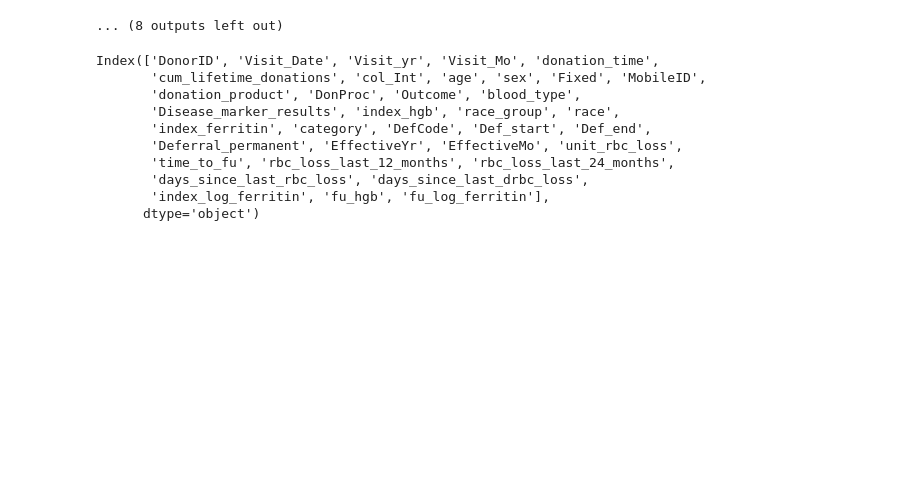
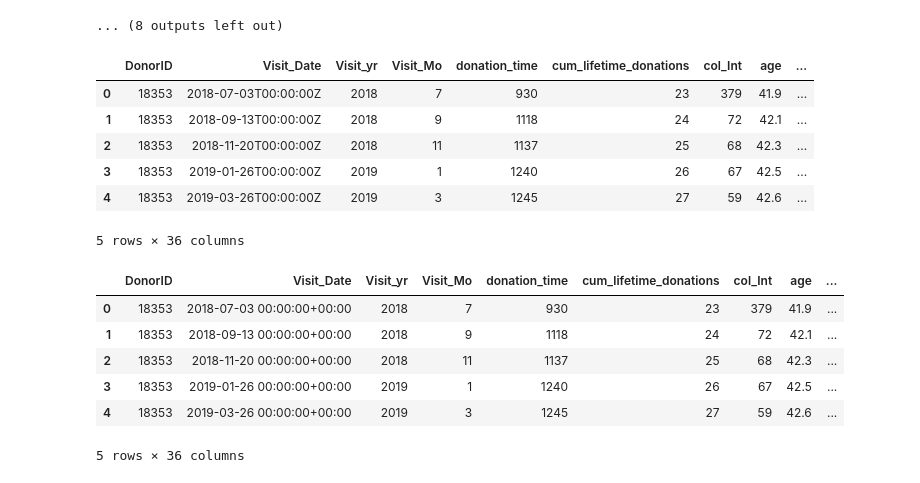
Before and after one commit to altonrus/donor-return-dynamics, a Jupyter notebook: 2_scripts/SANBS_explore.ipynb, the cells around one changed output. Cells and saved outputs as stored; diff of their text form; code cells hidden in the pictures; blank space fills up the shorter version.

```diff
--- a/2_scripts/SANBS_explore.ipynb
+++ b/2_scripts/SANBS_explore.ipynb
@@ -139,16 +139,22 @@ Plotting for column Disease_marker_results
 ... (8 outputs left out)
 # %%
 don=pd.read_csv("../1_data/private/don_hist.csv")
+
+don.head()
+# %% [output]
+|  | DonorID | Visit_Date | Visit_yr | Visit_Mo | donation_time | cum_lifetime_donations | col_Int | age | ... |
+| 0 | 18353 | 2018-07-03T00:00:00Z | 2018 | 7 | 930 | 23 | 379 | 41.9 | ... |
+| 1 | 18353 | 2018-09-13T00:00:00Z | 2018 | 9 | 1118 | 24 | 72 | 42.1 | ... |
+| 2 | 18353 | 2018-11-20T00:00:00Z | 2018 | 11 | 1137 | 25 | 68 | 42.3 | ... |
+| 3 | 18353 | 2019-01-26T00:00:00Z | 2019 | 1 | 1240 | 26 | 67 | 42.5 | ... |
+| 4 | 18353 | 2019-03-26T00:00:00Z | 2019 | 3 | 1245 | 27 | 59 | 42.6 | ... |
+5 rows × 36 columns
 # %%
-don.columns
 # %% [output]
+|  | DonorID | Visit_Date | Visit_yr | Visit_Mo | donation_time | cum_lifetime_donations | col_Int | age | ... |
+| 0 | 18353 | 2018-07-03 00:00:00+00:00 | 2018 | 7 | 930 | 23 | 379 | 41.9 | ... |
+| 1 | 18353 | 2018-09-13 00:00:00+00:00 | 2018 | 9 | 1118 | 24 | 72 | 42.1 | ... |
+| 2 | 18353 | 2018-11-20 00:00:00+00:00 | 2018 | 11 | 1137 | 25 | 68 | 42.3 | ... |
+| 3 | 18353 | 2019-01-26 00:00:00+00:00 | 2019 | 1 | 1240 | 26 | 67 | 42.5 | ... |
+| 4 | 18353 | 2019-03-26 00:00:00+00:00 | 2019 | 3 | 1245 | 27 | 59 | 42.6 | ... |
-Index(['DonorID', 'Visit_Date', 'Visit_yr', 'Visit_Mo', 'donation_time',
-       'cum_lifetime_donations', 'col_Int', 'age', 'sex', 'Fixed', 'MobileID',
-       'donation_product', 'DonProc', 'Outcome', 'blood_type',
-       'Disease_marker_results', 'index_hgb', 'race_group', 'race',
-       'index_ferritin', 'category', 'DefCode', 'Def_start', 'Def_end',
-       'Deferral_permanent', 'EffectiveYr', 'EffectiveMo', 'unit_rbc_loss',
-       'time_to_fu', 'rbc_loss_last_12_months', 'rbc_loss_last_24_months',
-       'days_since_last_rbc_loss', 'days_since_last_drbc_loss',
-       'index_log_ferritin', 'fu_hgb', 'fu_log_ferritin'],
-      dtype='object')
+5 rows × 36 columns
```
Also changed, not shown: 3 other files.
